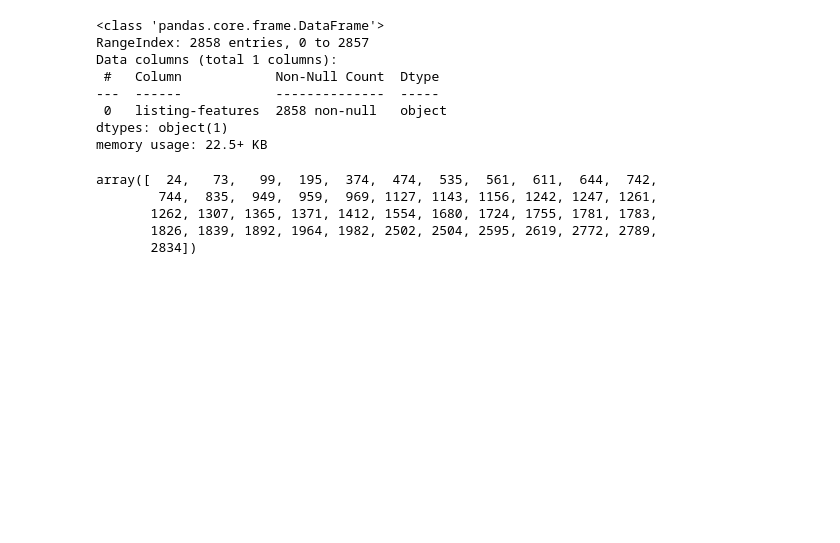
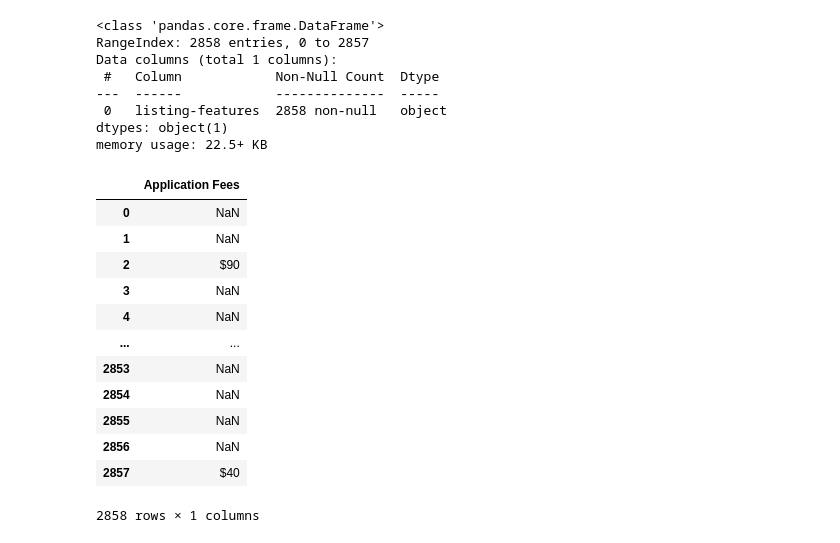
Before and after one commit to kushagrasoni/CS513_Project_Data_Cleaning_Craigslist, a Jupyter notebook: Cleaning_Task_Kush.ipynb, the cells around one changed output. Cells and saved outputs as stored; diff of their text form; code cells hidden in the pictures; blank space fills up the shorter version.

```diff
--- a/Cleaning_Task_Kush.ipynb
+++ b/Cleaning_Task_Kush.ipynb
@@ -345,30 +345,70 @@ memory usage: 22.5+ KB
 # %%
 # Creates REGEX patterns for various features
 
-# listing Type
+# LISTING TYPE
 regex_listing_type = re.compile(r'(house|apartment|duplex|flat|condo|townhouse|loft)|(?:open house)', flags=re.IGNORECASE)
 
-# PETS
-regex_pets = re.compile(r'(cats are OK|dogs are OK)', flags=re.IGNORECASE)
+# CATs Allowed
+regex_cats_allowed = re.compile(r'(cats are OK)', flags=re.IGNORECASE)
+
+# Dogs Allowed
+regex_dogs_allowed = re.compile(r'(dogs are OK)', flags=re.IGNORECASE)
 
 # LAUNDRY TYPE
 regex_laundry = re.compile(r'(w/d in unit|w/d hookups|laundry in bldg|no laundry on site|laundry on site)', flags=re.IGNORECASE)
 
 # GARAGE
 regex_parking = re.compile(r'(attached garage|detached garage|no parking|off-street parking|street parking|carport|valet parking)', flags=re.IGNORECASE)
 
-df_listing_type = df_features['listing-features'].str.extract(regex_listing_type, expand=True)
+# RENT PERIOD
+regex_rent_period = re.compile(r'(monthly|weekly)', flags=re.IGNORECASE)
 
-df_pets = df_features['listing-features'].str.extract(regex_pets, expand=True)
+# SMOKING
+regex_smoking = re.compile(r'(\w+.smoking)', flags=re.IGNORECASE)
+
+# APPLICATION FEES
+regex_app_fees = re.compile(r'(\$\d+)', flags=re.IGNORECASE)
+
+
+df_listing_type = df_features['listing-features'].str.extract(regex_listing_type)
+df_listing_type.columns = ['Listing Type']
+
+df_cats = pd.DataFrame(df_features['listing-features'].str.contains('cats are OK', regex=True, flags=re.IGNORECASE, ))
+df_cats.columns=['Cats Allowed']
+
+df_dogs = pd.DataFrame(df_features['listing-features'].str.contains('dogs are OK', regex=True, flags=re.IGNORECASE, ))
+df_dogs.columns=['Dogs Allowed']
+
 
 df_laundry = df_features['listing-features'].str.extract(regex_laundry, expand=True)
+df_laundry.columns = ['Laundry Type']
 
 df_parking = df_features['listing-features'].str.extract(regex_parking, expand=True)
+df_parking.columns = ['Parking Type']
+
+df_rent_period = df_features['listing-features'].str.extract(regex_rent_period, expand=True)
+df_rent_period.columns = ['Rent Period']
+
+df_smoking = pd.DataFrame(df_features['listing-features'].str.contains(regex_smoking, regex=True))
+df_smoking.columns = ['No Smoking']
+
+df_app_fees = df_features['listing-features'].str.extract(regex_app_fees, expand=True)
+df_app_fees.columns = ['Application Fees']
+
+df_app_fees
+# %% [output]
+|  | Application Fees |
+| 0 | NaN |
+| 1 | NaN |
+| 2 | $90 |
+| 3 | NaN |
+| 4 | NaN |
+| ... | ... |
+| 2853 | NaN |
+| 2854 | NaN |
+| 2855 | NaN |
+| 2856 | NaN |
+| 2857 | $40 |
+2858 rows × 1 columns
 # %%
-np.where(df_listing_type[0].isna() == True)[0]
+# np.where(df_app_fees[0].isna() == True)[0]
-# %% [output]
-array([  24,   73,   99,  195,  374,  474,  535,  561,  611,  644,  742,
-        744,  835,  949,  959,  969, 1127, 1143, 1156, 1242, 1247, 1261,
-       1262, 1307, 1365, 1371, 1412, 1554, 1680, 1724, 1755, 1781, 1783,
-       1826, 1839, 1892, 1964, 1982, 2502, 2504, 2595, 2619, 2772, 2789,
-       2834])
```
Also changed, not shown: parts of 2 cells of this notebook.
